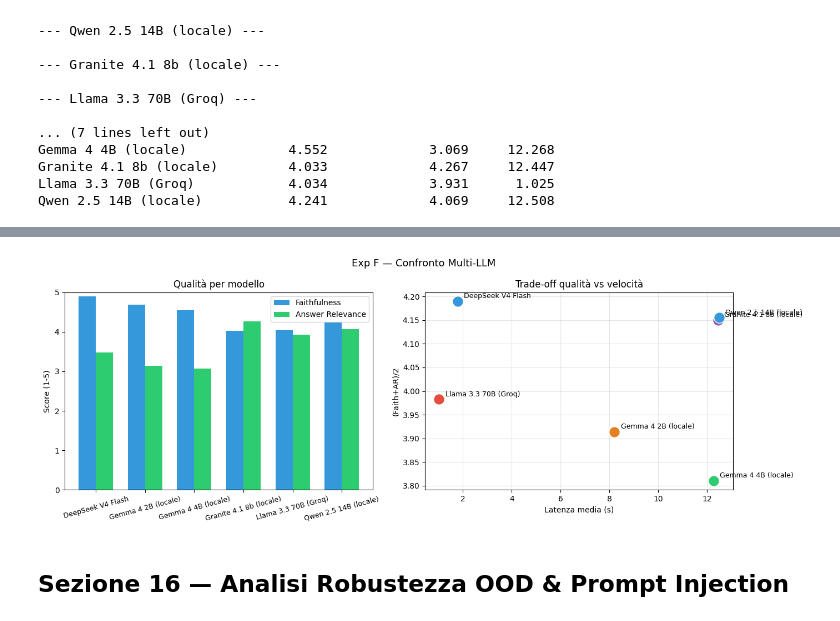
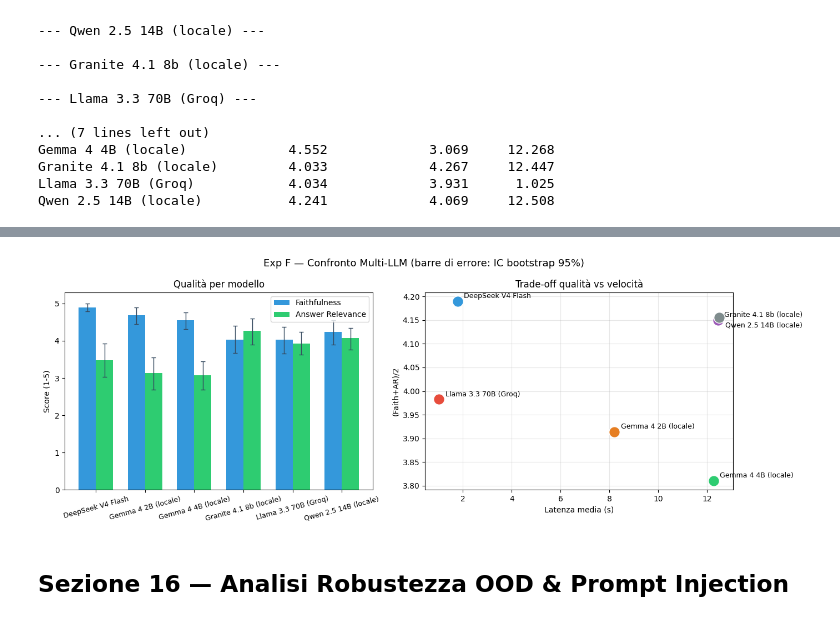
Before and after one commit to Ergys97/progetto-DLNN, a Jupyter notebook: rag_experiment.ipynb, the cells around one changed output, grey strips where cells are left out. Drawn from its saved outputs; the diff is of its cells as text; code cells hidden in the pictures.

```diff
--- a/rag_experiment.ipynb
+++ b/rag_experiment.ipynb
@@ -209,7 +211,6 @@ else:
     rows = []
     for sname in embs_per_strategy:
         embs_s = embs_per_strategy[sname]
-        ids_s  = chunk_ids_per_strategy[sname]
         docs_s = list(strategies[sname])
         for k in TOP_K_VALUES:
             hits, mrrs, recs = [], [], []
@@ -219,11 +220,12 @@ else:
                 top   = np.argsort(-(embs_s @ q_emb))[:max(TOP_K_VALUES)]
                 rdocs = [docs_s[i] for i in top]
                 hits.append(hit_at_k_textual(rdocs, exp, k))
-                mrrs.append(mrr_textual(rdocs, exp))
+                # vero MRR@k: anche per l'MRR la lista dei recuperati è troncata a k
+                mrrs.append(mrr_textual(rdocs[:k], exp))
                 recs.append(recall_at_k_textual(rdocs, exp, k))
             rows.append({'Strategia': sname, 'Top-k': k,
                          'Hit@k': round(sum(hits)/len(hits), 3),
-                         'MRR':   round(sum(mrrs)/len(mrrs), 3),
+                         'MRR@k': round(sum(mrrs)/len(mrrs), 3),
                          'Recall@k': round(sum(recs)/len(recs), 3)})
 
     df_retrieval  = pd.DataFrame(rows)
@@ -811,10 +985,3 @@ q49     out_of_domain           NaN               NaN
 q50     out_of_domain           NaN               NaN
 # %% [markdown]
 ## Sezione 13 — Verifica Manuale del Giudice (Spearman)
-# %%
-for r in judge_records:
-    if r['category'].startswith('in_domain') and r['status'] == 'answered':
-        print(f'\n[{r["id"]}] {r["query"]}')
-        print(f'  Risposta: {r["answer"][:400]}...')
-        print(f'  GT: {r["gt_answer"][:200]}...')
-        print('-'*70)
@@ -1087,29 +1224,57 @@ Qwen 2.5 14B (locale)           4.241             4.069     12.508    0.228
 # %%
 if not df_llm.empty:
     summary = df_llm.groupby('model').agg(
         F=('faithfulness','mean'), AR=('answer_relevance','mean'), Lat=('latency_s','mean')
     ).dropna()
+
+    # IC bootstrap 95% per modello/metrica (B=10 000, seed=42)
+    _rng, _B = np.random.default_rng(42), 10000
+    _ci = {}
+    for _m, _g in df_llm.groupby('model'):
+        _ci[_m] = {}
+        for _col, _key in (('faithfulness', 'F'), ('answer_relevance', 'AR')):
+            _v = _g[_col].dropna().to_numpy(float)
+            _idx = _rng.integers(0, len(_v), size=(_B, len(_v)))
+            _means = _v[_idx].mean(axis=1)
+            _ci[_m][_key] = (np.percentile(_means, 2.5), np.percentile(_means, 97.5))
+
     fig, axes = plt.subplots(1, 2, figsize=(14, 5))
-    fig.suptitle('Exp F — Confronto Multi-LLM', fontsize=13)
+    fig.suptitle('Exp F — Confronto Multi-LLM (barre di errore: IC bootstrap 95%)', fontsize=13)
     ax = axes[0]
-    x, w = range(len(summary)), 0.35
-    ax.bar([i-w/2 for i in x], summary['F'],  width=w, label='Faithfulness',     color='#3498db')
-    ax.bar([i+w/2 for i in x], summary['AR'], width=w, label='Answer Relevance', color='#2ecc71')
-    ax.set_xticks(list(x)); ax.set_xticklabels(summary.index, rotation=15, fontsize=9)
-    ax.set(ylim=(0,5), ylabel='Score (1-5)', title='Qualità per modello'); ax.legend()
+    x, w = np.arange(len(summary)), 0.35
+    for off, key, lbl, color in ((-w/2, 'F', 'Faithfulness', '#3498db'),
+                                 (+w/2, 'AR', 'Answer Relevance', '#2ecc71')):
+        vals = summary[key].to_numpy()
+        err = np.array([[v - _ci[m][key][0], _ci[m][key][1] - v]
+                        for m, v in zip(summary.index, vals)]).T
+        ax.bar(x + off, vals, width=w, label=lbl, color=color,
+               yerr=err, capsize=3, error_kw={'lw': 1, 'ecolor': '#34495e'})
+    ax.set_xticks(x); ax.set_xticklabels(summary.index, rotation=15, fontsize=9)
+    ax.set(ylim=(0, 5.3), ylabel='Score (1-5)', title='Qualità per modello'); ax.legend()
     ax = axes[1]
-    palette = ['#3498db','#e67e22','#2ecc71','#9b59b6','#e74c3c']
+    palette = ['#3498db','#e67e22','#2ecc71','#9b59b6','#e74c3c','#7f8c8d']
+    placed = []
     for i, (m, row) in enumerate(summary.iterrows()):
-        ax.scatter(row['Lat'], (row['F']+row['AR'])/2,
+        x_val, y_val = row['Lat'], (row['F']+row['AR'])/2
+        ax.scatter(x_val, y_val,
                    color=palette[i%len(palette)], s=200, zorder=5, edgecolors='white')
-        ax.annotate(m, (row['Lat'], (row['F']+row['AR'])/2),
-                    textcoords='offset points', xytext=(8,4), fontsize=9)
+
+        # Evita sovrapposizione dei nomi se i modelli sono molto vicini
+        xytext = (8, 4)
+        for px, py in placed:
+            if abs(x_val - px) < 1.2 and abs(y_val - py) < 0.15:
+                xytext = (8, -12)
+                break
+        placed.append((x_val, y_val))
+
+        ax.annotate(m, (x_val, y_val),
+                    textcoords='offset points', xytext=xytext, fontsize=9)
     ax.set(xlabel='Latenza media (s)', ylabel='(Faith+AR)/2', title='Trade-off qualità vs velocità')
     ax.grid(True, alpha=0.3)
     plt.tight_layout()
     plt.savefig('images/multi_llm_comparison.png', dpi=150); plt.show()
 # %% [output]
-[figure, old version]
+[figure, new version]
 # %% [markdown]
 ## Sezione 16 — Analisi Robustezza OOD & Prompt Injection
 # %%
```
Also changed, not shown: parts of 22 cells of this notebook, 20 other files.
